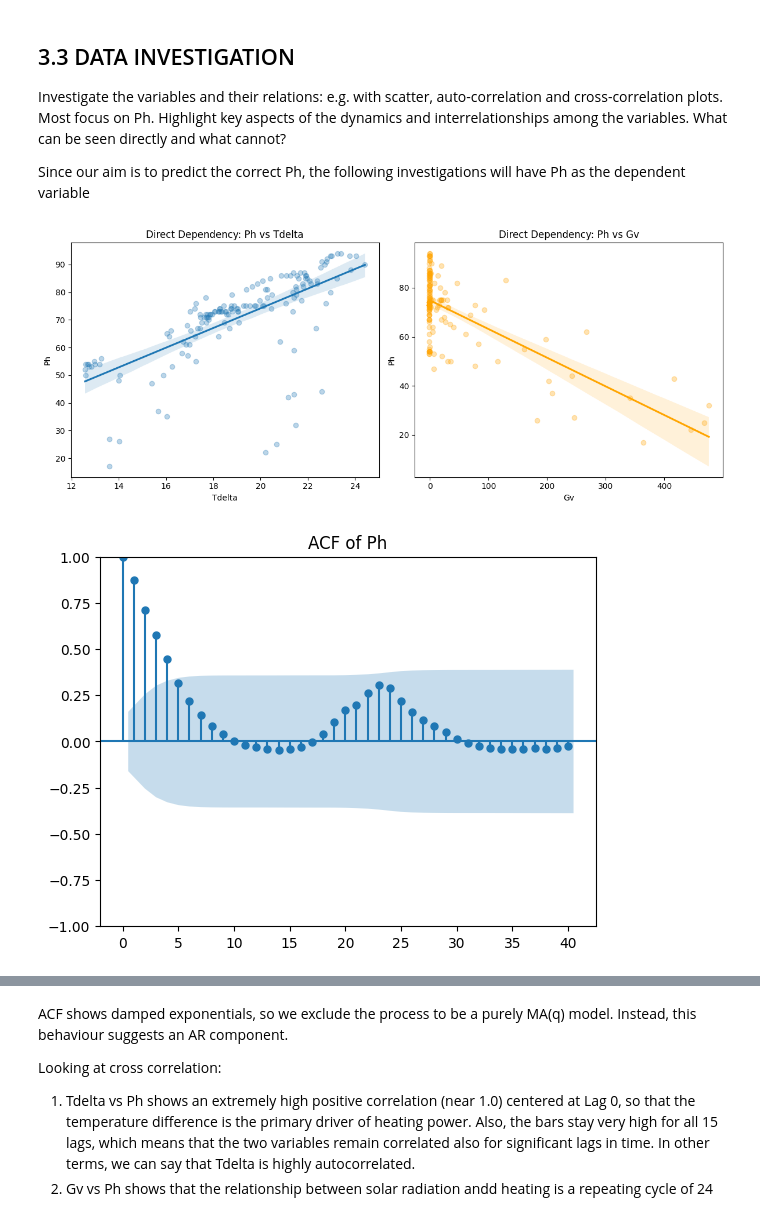
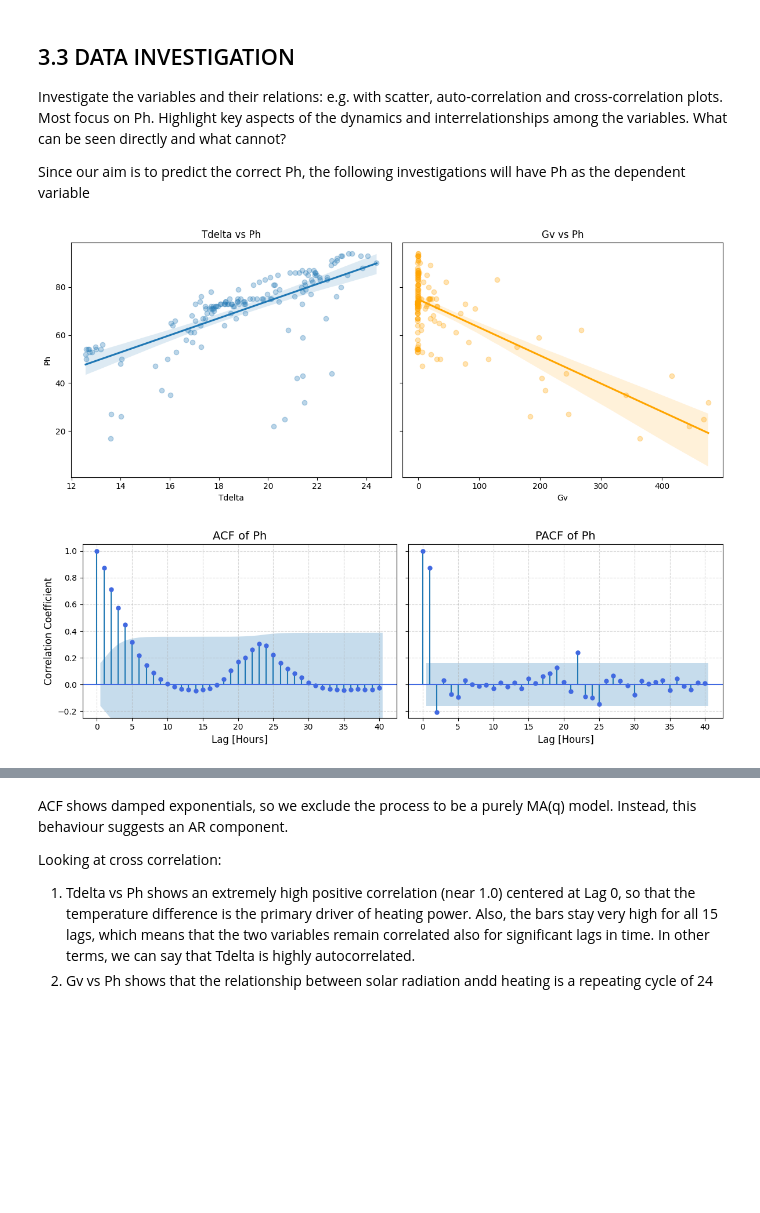
Before and after one commit to valentinatrolese02-collab/time_series_analysis, a Jupyter notebook: assignment3/ex3.ipynb, the cells around one changed output, grey strips where cells are left out. Drawn from its saved outputs; the diff is of its cells as text; code cells hidden in the pictures; blank space fills up the shorter version.

```diff
--- a/assignment3/ex3.ipynb
+++ b/assignment3/ex3.ipynb
@@ -84,22 +85,41 @@ Since our aim is to predict the correct Ph, the following investigations will ha
 # %%
 # scatter
 # we use regplot from seaborn bcs it automatically calculates regression lines
-fig, ax = plt.subplots(1, 2, figsize=(12, 5))
+fig, ax = plt.subplots(1, 2, figsize=(12, 5), sharey=True)
 sns.regplot(data=df_train, x='Tdelta', y='Ph', ax=ax[0], scatter_kws={'alpha':0.3})
-ax[0].set_title('Ph vs Tdelta')
+ax[0].set_title('Tdelta vs Ph')
 sns.regplot(data=df_train, x='Gv', y='Ph', ax=ax[1], scatter_kws={'alpha':0.3}, color='orange')
-ax[1].set_title('Ph vs Gv')
+ax[1].set_title('Gv vs Ph')
+ax[1].set_ylabel('') # Hidden by sharey, but good to keep clean
+ax[0].set_ylabel('Ph')
 plt.tight_layout()
+plt.savefig("plot_ex3/exercise_21.svg", format='svg', bbox_inches='tight')
 plt.show()
 # %% [output]
-[figure, old version]
+[figure, new version]
 # %%
 # auto-correlation rho
-plot_acf(df_train['Ph'], lags = 40)
-plt.title('ACF of Ph')
+fig, ax = plt.subplots(1, 2, figsize=(12, 4), sharey= True)
+plot_acf(df_train['Ph'], lags = 40, ax=ax[0], color='royalblue')
+ax[0].set_title('ACF of Ph', fontsize=14)
+ax[0].set_xlabel('Lag [Hours]', fontsize=12)
+ax[0].set_ylabel('Correlation Coefficient', fontsize=12)
+ax[0].grid(True, linestyle='--', alpha=0.5)
+
+plot_pacf(df_train['Ph'], lags = 40, ax=ax[1], color='royalblue')
+ax[1].set_title('PACF of Ph', fontsize=14)
+ax[1].set_xlabel('Lag [Hours]', fontsize=12)
+# No need to set ylabel for ax[1] since sharey=True
+ax[1].grid(True, linestyle='--', alpha=0.5)
+
+plt.ylim(-0.25, 1.05)
+plt.tight_layout()
+
+# Save and show
+plt.savefig("plot_ex3/exercise_22.svg", format='svg', bbox_inches='tight')
 plt.show()
 # %% [output]
-[figure, old version]
+[figure, new version]
 # %%
 #cross-correlation
 fig, ax = plt.subplots(1, 2, figsize=(12, 5), sharey=True)
```
Also changed, not shown: parts of 18 cells of this notebook, 12 other files.
